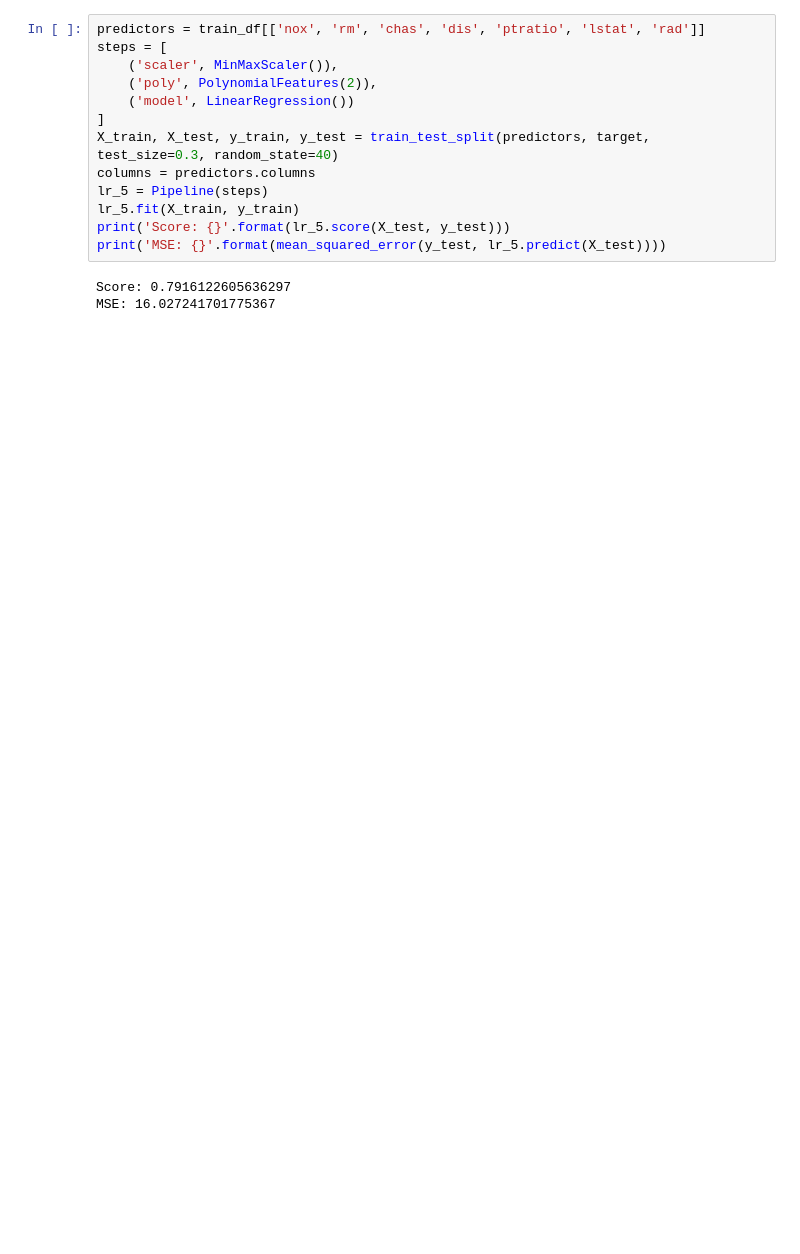
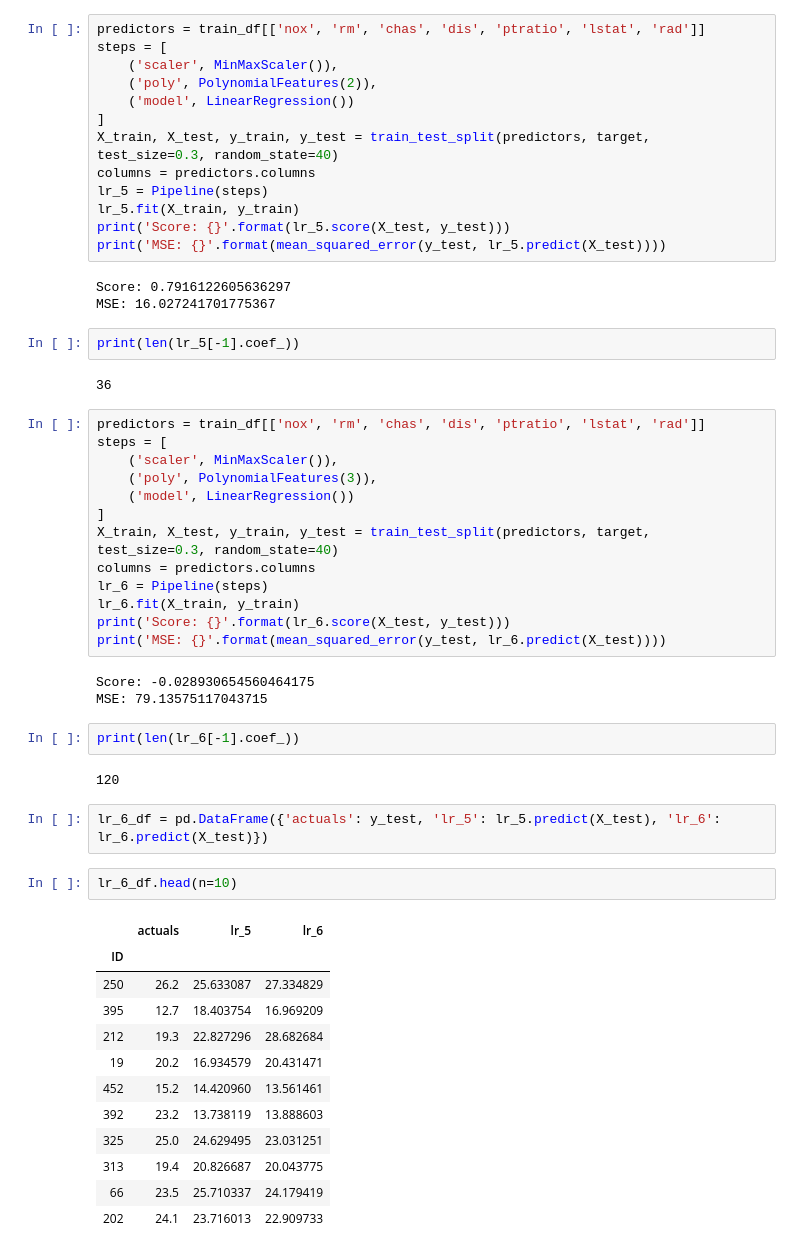
Before and after one commit to securetorobert/MEST, a Jupyter notebook: MEST_DAY_1.ipynb, the cells around one changed output. Cells and saved outputs as stored; diff of their text form; blank space fills up the shorter version.

```diff
--- a/MEST_DAY_1.ipynb
+++ b/MEST_DAY_1.ipynb
@@ -748,3 +752,44 @@ print('MSE: {}'.format(mean_squared_error(y_test, lr_5.predict(X_test))))
 # %% [output]
 Score: 0.7916122605636297
 MSE: 16.027241701775367
+# %%
+print(len(lr_5[-1].coef_))
+# %% [output]
+36
+# %%
+predictors = train_df[['nox', 'rm', 'chas', 'dis', 'ptratio', 'lstat', 'rad']]
+steps = [
+    ('scaler', MinMaxScaler()),
+    ('poly', PolynomialFeatures(3)),
+    ('model', LinearRegression())
+]
+X_train, X_test, y_train, y_test = train_test_split(predictors, target, test_size=0.3, random_state=40)
+columns = predictors.columns
+lr_6 = Pipeline(steps)
+lr_6.fit(X_train, y_train)
+print('Score: {}'.format(lr_6.score(X_test, y_test)))
+print('MSE: {}'.format(mean_squared_error(y_test, lr_6.predict(X_test))))
+# %% [output]
+Score: -0.028930654560464175
+MSE: 79.13575117043715
+# %%
+print(len(lr_6[-1].coef_))
+# %% [output]
+120
+# %%
+lr_6_df = pd.DataFrame({'actuals': y_test, 'lr_5': lr_5.predict(X_test), 'lr_6': lr_6.predict(X_test)})
+# %%
+lr_6_df.head(n=10)
+# %% [output]
+|  | actuals | lr_5 | lr_6 |
+| ID |  |  |  |
+| 250 | 26.2 | 25.633087 | 27.334829 |
+| 395 | 12.7 | 18.403754 | 16.969209 |
+| 212 | 19.3 | 22.827296 | 28.682684 |
+| 19 | 20.2 | 16.934579 | 20.431471 |
+| 452 | 15.2 | 14.420960 | 13.561461 |
+| 392 | 23.2 | 13.738119 | 13.888603 |
+| 325 | 25.0 | 24.629495 | 23.031251 |
+| 313 | 19.4 | 20.826687 | 20.043775 |
+| 66 | 23.5 | 25.710337 | 24.179419 |
+| 202 | 24.1 | 23.716013 | 22.909733 |
```
Also changed, not shown: parts of 2 cells of this notebook, 1 other file.
